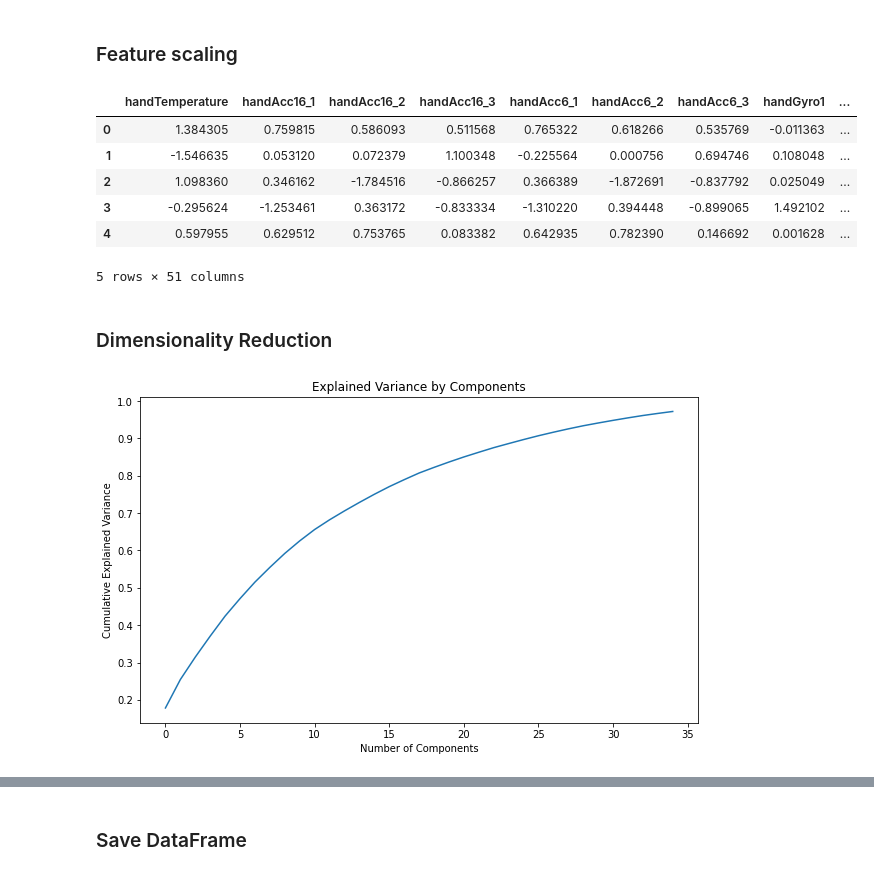
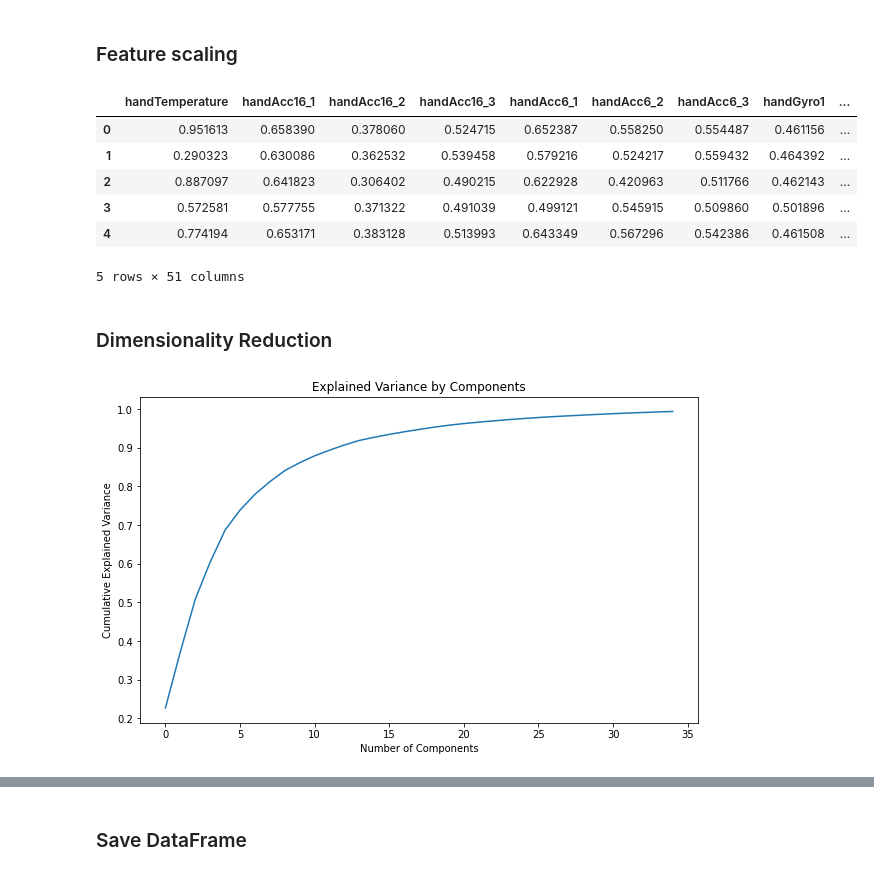
Before and after one commit to Jiarui-Chen/physical-activity-clustering, a Jupyter notebook: preprocess/preprocess.ipynb, the cells around one changed output, grey strips where cells are left out. Cells and saved outputs as stored; diff of their text form; code cells hidden in the pictures.

```diff
--- a/preprocess/preprocess.ipynb
+++ b/preprocess/preprocess.ipynb
@@ -92,18 +92,24 @@ plot_hist_comparison(raw, raw_imputed)
 # %% [markdown]
 ### Feature scaling
 # %%
-# Apply standard scaler for PCA
-scaler = StandardScaler()
-raw_scaled = pd.DataFrame(scaler.fit_transform(raw_imputed))
-raw_scaled.columns = raw_imputed.columns
+# Apply scaling for PCA
+def scale_data(data, scaler = StandardScaler()):
+    raw_scaled = pd.DataFrame(scaler.fit_transform(data))
+    raw_scaled.columns = data.columns
+    return raw_scaled
+
+scaler = MinMaxScaler()
+# scaler = StandardScaler()
+
+raw_scaled = scale_data(raw_imputed, scaler)
 raw_scaled.head(5)
 # %% [output]
 |  | handTemperature | handAcc16_1 | handAcc16_2 | handAcc16_3 | handAcc6_1 | handAcc6_2 | handAcc6_3 | handGyro1 | ... |
-| 0 | 1.384305 | 0.759815 | 0.586093 | 0.511568 | 0.765322 | 0.618266 | 0.535769 | -0.011363 | ... |
-| 1 | -1.546635 | 0.053120 | 0.072379 | 1.100348 | -0.225564 | 0.000756 | 0.694746 | 0.108048 | ... |
-| 2 | 1.098360 | 0.346162 | -1.784516 | -0.866257 | 0.366389 | -1.872691 | -0.837792 | 0.025049 | ... |
-| 3 | -0.295624 | -1.253461 | 0.363172 | -0.833334 | -1.310220 | 0.394448 | -0.899065 | 1.492102 | ... |
-| 4 | 0.597955 | 0.629512 | 0.753765 | 0.083382 | 0.642935 | 0.782390 | 0.146692 | 0.001628 | ... |
+| 0 | 0.951613 | 0.658390 | 0.378060 | 0.524715 | 0.652387 | 0.558250 | 0.554487 | 0.461156 | ... |
+| 1 | 0.290323 | 0.630086 | 0.362532 | 0.539458 | 0.579216 | 0.524217 | 0.559432 | 0.464392 | ... |
+| 2 | 0.887097 | 0.641823 | 0.306402 | 0.490215 | 0.622928 | 0.420963 | 0.511766 | 0.462143 | ... |
+| 3 | 0.572581 | 0.577755 | 0.371322 | 0.491039 | 0.499121 | 0.545915 | 0.509860 | 0.501896 | ... |
+| 4 | 0.774194 | 0.653171 | 0.383128 | 0.513993 | 0.643349 | 0.567296 | 0.542386 | 0.461508 | ... |
 5 rows × 51 columns
 # %% [markdown]
 ### Dimensionality Reduction
@@ -121,7 +127,7 @@ plt.ylabel('Cumulative Explained Variance')
 plt.title('Explained Variance by Components')
 plt.show()
 # %% [output]
-[figure, old version]
+[figure, new version]
 # %%
 # Find a specific number of components that explain at least 95% of the variance
 pca = PCA(n_components=0.8) # Adjust if needed
```
Also changed, not shown: parts of 3 cells of this notebook.
